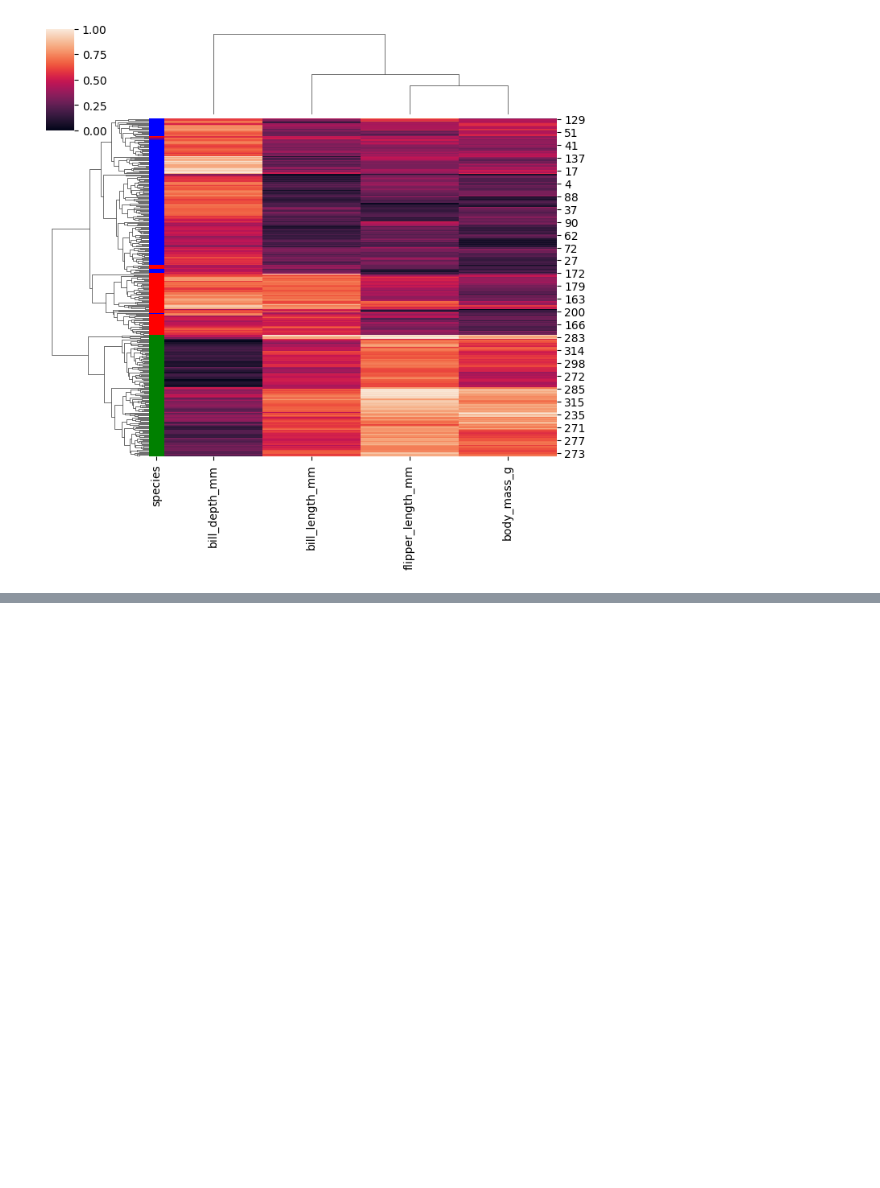
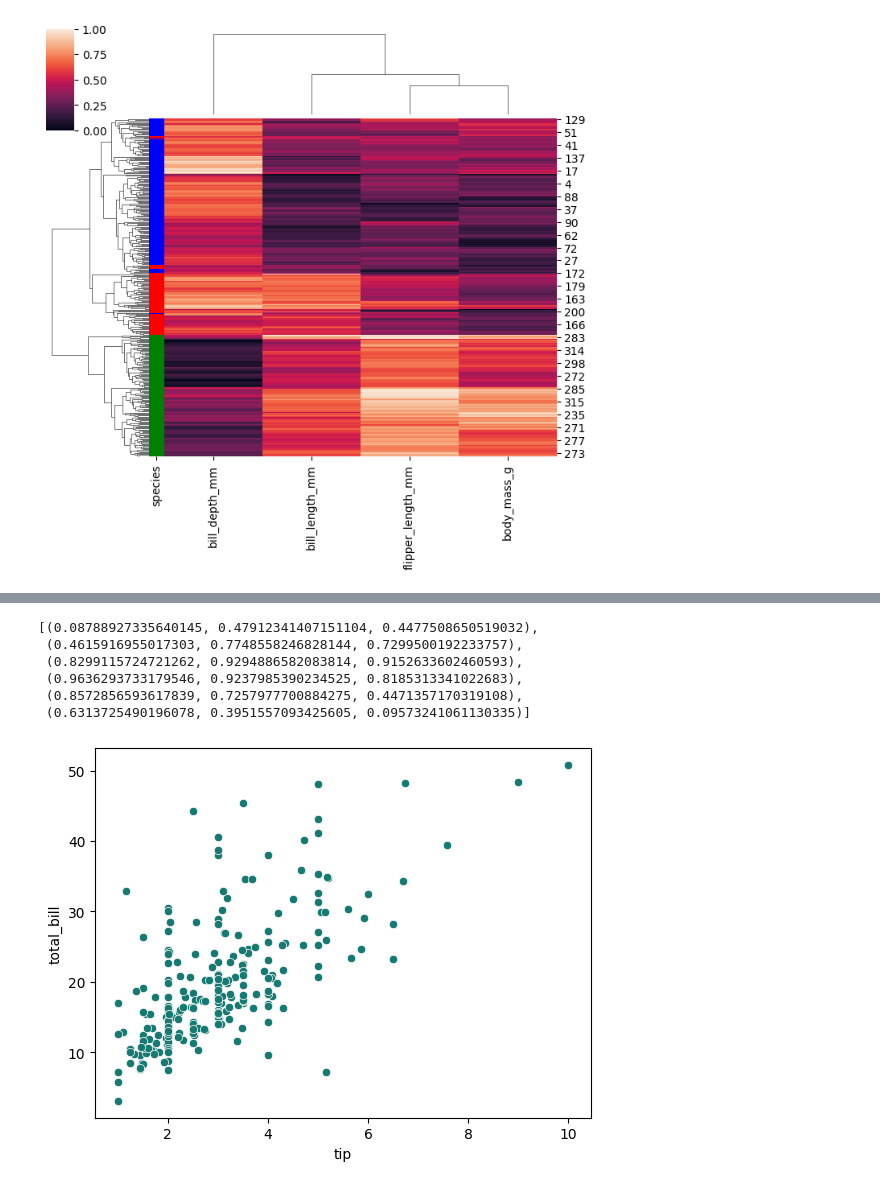
Before and after one commit to akshayyewle/Python, a Jupyter notebook: 05 Searbon Tutorial/Python Code 00.ipynb, the cells around one changed output, grey strips where cells are left out. Cells and saved outputs as stored; diff of their text form; code cells hidden in the pictures; blank space fills up the shorter version.

```diff
--- a/05 Searbon Tutorial/Python Code 00.ipynb
+++ b/05 Searbon Tutorial/Python Code 00.ipynb
@@ -315,0 +452,15 @@ sns.clustermap(data=penguins.select_dtypes('number').dropna(),standard_scale=Tru
+# %%
+# Extract A Color
+Color_01 = sns.color_palette('BrBG_r')[0]
+
+# Plot With The Extracted Color
+sns.scatterplot(tips,x='tip',y='total_bill',color=Color_01)
+sns.color_palette('BrBG_r')
+# %% [output]
+[(0.08788927335640145, 0.47912341407151104, 0.4477508650519032),
+ (0.4615916955017303, 0.7748558246828144, 0.7299500192233757),
+ (0.8299115724721262, 0.9294886582083814, 0.9152633602460593),
+ (0.9636293733179546, 0.9237985390234525, 0.8185313341022683),
+ (0.8572856593617839, 0.7257977700884275, 0.4471357170319108),
+ (0.6313725490196078, 0.3951557093425605, 0.09573241061130335)]
+[figure, added]
```
Also changed, not shown: parts of 63 cells of this notebook.
